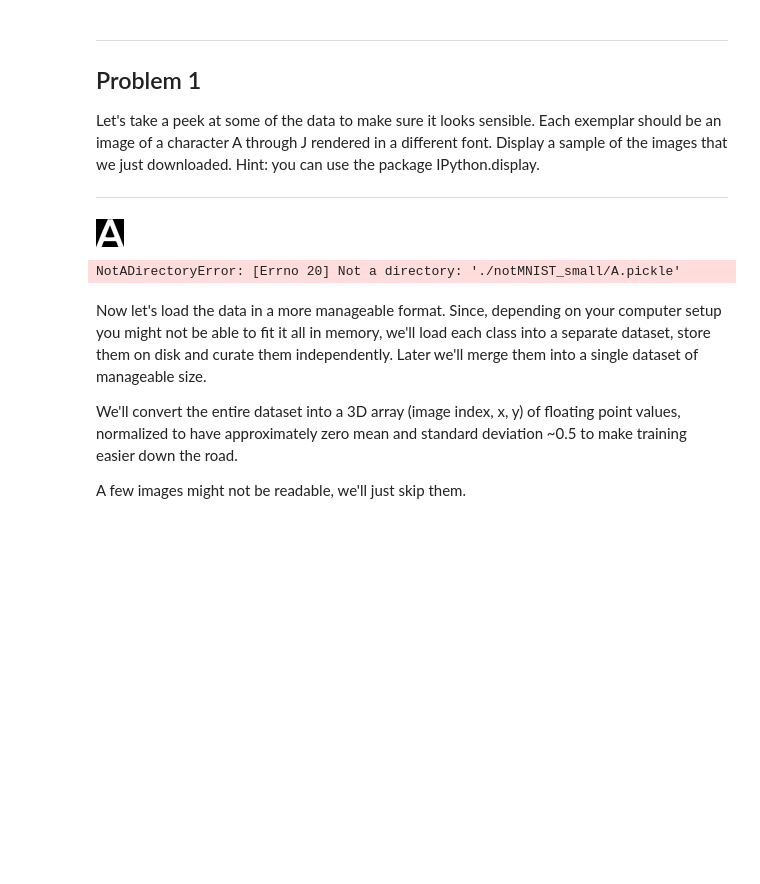
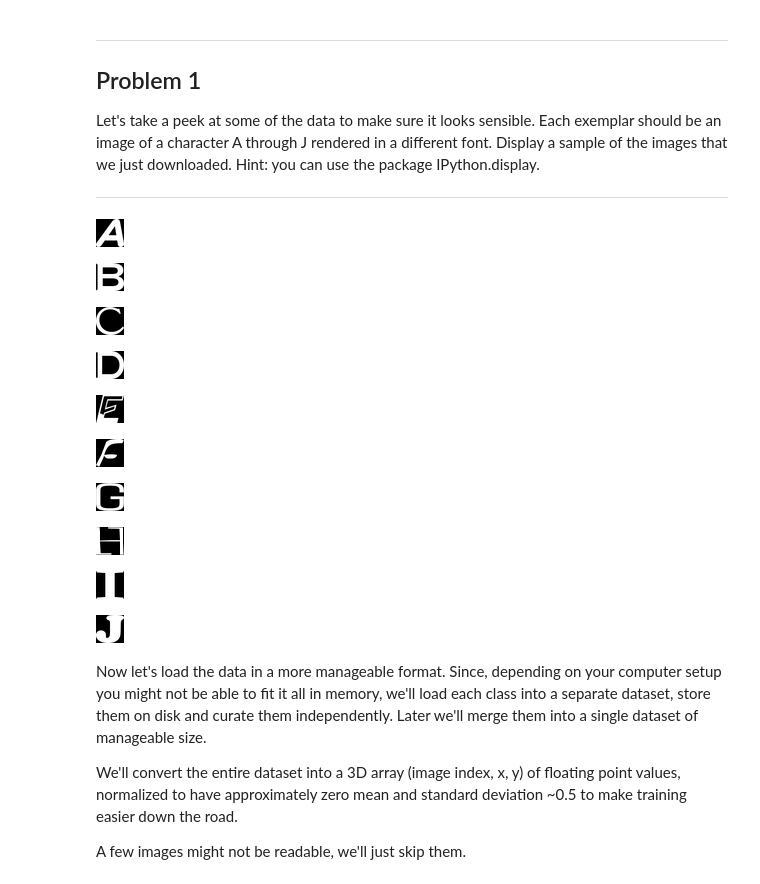
Before and after one commit to pgmcgee/udacity-deep-learning, a Jupyter notebook: assignment_1_notMNIST/1_notmnist.ipynb, the cells around one changed output. Drawn from its saved outputs; the diff is of its cells as text; code cells hidden in the pictures; blank space fills up the shorter version.

```diff
--- a/assignment_1_notMNIST/1_notmnist.ipynb
+++ b/assignment_1_notMNIST/1_notmnist.ipynb
@@ -115,17 +115,27 @@ Let's take a peek at some of the data to make sure it looks sensible. Each exemp
 # %%
 import random
 
 # Display a random image from each letter's directory
 
 starting_dir = os.path.join(".", "notMNIST_small")
 for alpha in os.listdir(starting_dir):
+    if not os.path.isdir(os.path.join(starting_dir, alpha)):
+        continue
     full_path = os.path.join(starting_dir, alpha)
     # Grab a random image
     image = random.choice(os.listdir(full_path))
     display(Image(os.path.join(full_path, image)))
 # %% [output]
-[figure, old version]
+[figure, new version]
-NotADirectoryError: [Errno 20] Not a directory: './notMNIST_small/A.pickle'
+[figure, added]
+[figure, added]
+[figure, added]
+[figure, added]
+[figure, added]
+[figure, added]
+[figure, added]
+[figure, added]
+[figure, added]
 # %% [markdown]
 Now let's load the data in a more manageable format. Since, depending on your computer setup you might not be able to fit it all in memory, we'll load each class into a separate dataset, store them on disk and curate them independently. Later we'll merge them into a single dataset of manageable size.
 
```
Also changed, not shown: parts of 5 cells of this notebook, 1 other file.
